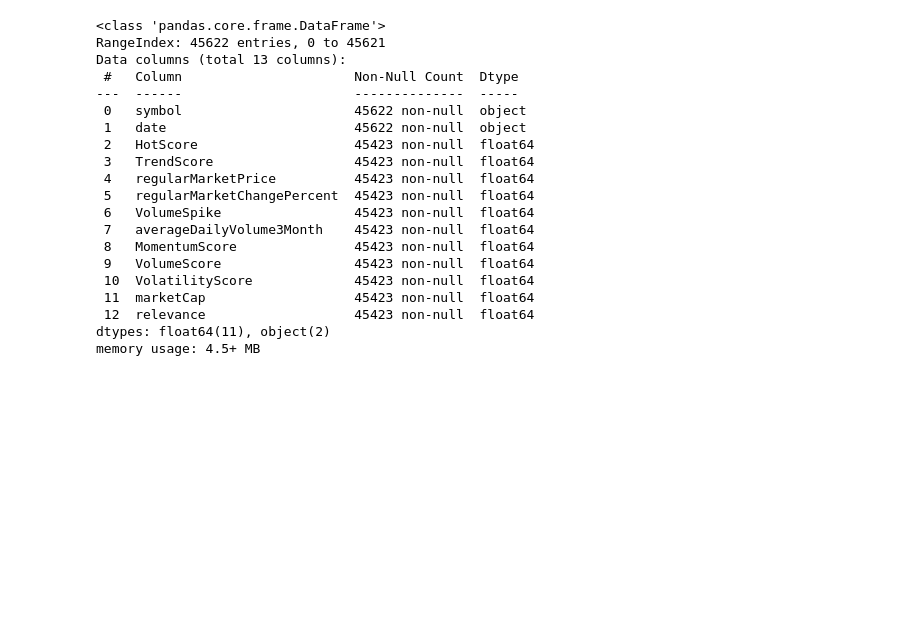
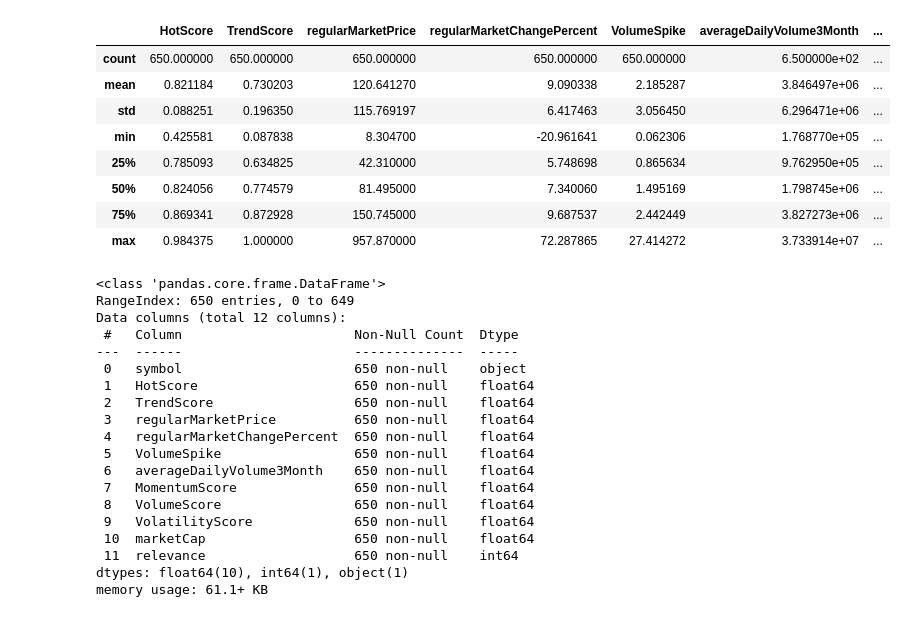
Before and after one commit to jamesmedice/jupyter-hot-stock-scanner, a Jupyter notebook: 010_ranking_lab_AI.ipynb, the cells around one changed output. Saved outputs shown, nothing was run; the diff lists cells and outputs as text; code cells hidden in the pictures; blank space fills up the shorter version.

```diff
--- a/010_ranking_lab_AI.ipynb
+++ b/010_ranking_lab_AI.ipynb
@@ -40,9 +40,20 @@ display(score_data.head(4))
+# %%
+score_data.describe()
+# %% [output]
+|  | HotScore | TrendScore | regularMarketPrice | regularMarketChangePercent | VolumeSpike | averageDailyVolume3Month | ... |
+| count | 650.000000 | 650.000000 | 650.000000 | 650.000000 | 650.000000 | 6.500000e+02 | ... |
+| mean | 0.821184 | 0.730203 | 120.641270 | 9.090338 | 2.185287 | 3.846497e+06 | ... |
+| std | 0.088251 | 0.196350 | 115.769197 | 6.417463 | 3.056450 | 6.296471e+06 | ... |
+| min | 0.425581 | 0.087838 | 8.304700 | -20.961641 | 0.062306 | 1.768770e+05 | ... |
+| 25% | 0.785093 | 0.634825 | 42.310000 | 5.748698 | 0.865634 | 9.762950e+05 | ... |
+| 50% | 0.824056 | 0.774579 | 81.495000 | 7.340060 | 1.495169 | 1.798745e+06 | ... |
+| 75% | 0.869341 | 0.872928 | 150.745000 | 9.687537 | 2.442449 | 3.827273e+06 | ... |
+| max | 0.984375 | 1.000000 | 957.870000 | 72.287865 | 27.414272 | 3.733914e+07 | ... |
 # %%
 score_data = score_data.copy()
 
 score_data["relevance"] = (
-    score_data
-    .groupby("date")["HotScore"]
+    score_data["HotScore"]
     .transform(
         lambda x: pd.qcut(
             x,
@@ -56,25 +67,24 @@ score_data["relevance"] = (
 score_data.info()
 # %% [output]
 <class 'pandas.core.frame.DataFrame'>
-RangeIndex: 45622 entries, 0 to 45621
-Data columns (total 13 columns):
+RangeIndex: 650 entries, 0 to 649
+Data columns (total 12 columns):
  #   Column                      Non-Null Count  Dtype
 ---  ------                      --------------  -----
- 0   symbol                      45622 non-null  object
- 1   date                        45622 non-null  object
- 2   HotScore                    45423 non-null  float64
- 3   TrendScore                  45423 non-null  float64
- 4   regularMarketPrice          45423 non-null  float64
- 5   regularMarketChangePercent  45423 non-null  float64
- 6   VolumeSpike                 45423 non-null  float64
- 7   averageDailyVolume3Month    45423 non-null  float64
- 8   MomentumScore               45423 non-null  float64
- 9   VolumeScore                 45423 non-null  float64
- 10  VolatilityScore             45423 non-null  float64
- 11  marketCap                   45423 non-null  float64
- 12  relevance                   45423 non-null  float64
-dtypes: float64(11), object(2)
-memory usage: 4.5+ MB
+ 0   symbol                      650 non-null    object
+ 1   HotScore                    650 non-null    float64
+ 2   TrendScore                  650 non-null    float64
+ 3   regularMarketPrice          650 non-null    float64
+ 4   regularMarketChangePercent  650 non-null    float64
+ 5   VolumeSpike                 650 non-null    float64
+ 6   averageDailyVolume3Month    650 non-null    float64
+ 7   MomentumScore               650 non-null    float64
+ 8   VolumeScore                 650 non-null    float64
+ 9   VolatilityScore             650 non-null    float64
+ 10  marketCap                   650 non-null    float64
+ 11  relevance                   650 non-null    int64
+dtypes: float64(10), int64(1), object(1)
+memory usage: 61.1+ KB
 # %%
 features = [
     "regularMarketPrice",
```
Also changed, not shown: parts of 6 cells of this notebook.
